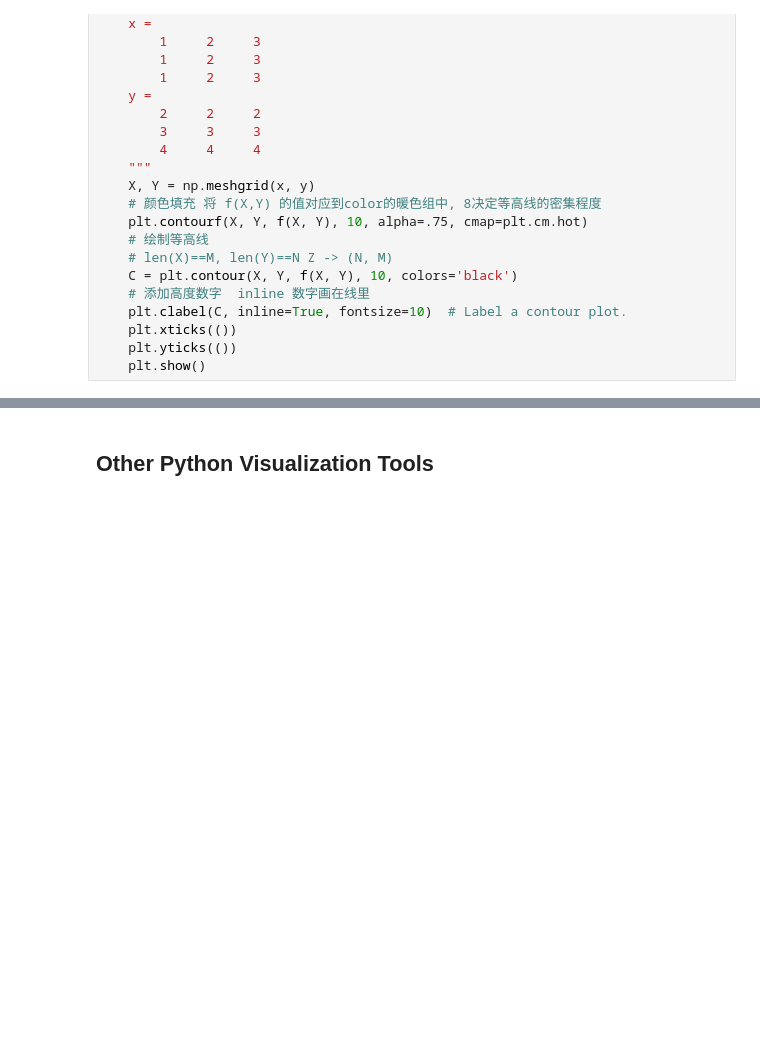
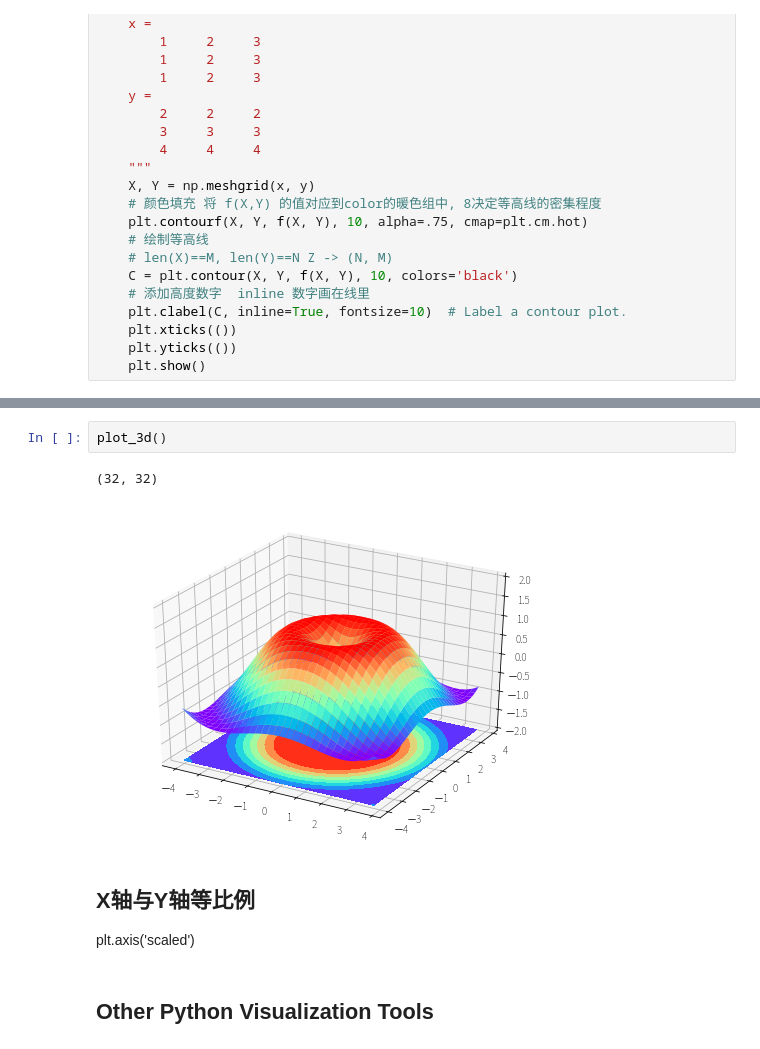
Before and after one commit to Ulysses-WJL/MachineLearning, a Jupyter notebook: 数学基础和基本库的使用/绘图和可视化.ipynb, the cells around one changed output, grey strips where cells are left out. Cells and saved outputs as stored; diff of their text form; blank space fills up the shorter version.

```diff
--- a/数学基础和基本库的使用/绘图和可视化.ipynb
+++ b/数学基础和基本库的使用/绘图和可视化.ipynb
@@ -606,3 +652,11 @@ plot_contours()
+# %%
+plot_3d()
+# %% [output]
+(32, 32)
+[figure, added]
+# %% [markdown]
+## X轴与Y轴等比例
+plt.axis('scaled')
 # %% [markdown]
 ## Other Python Visualization Tools
 # %%
```
Also changed, not shown: parts of 1 cell of this notebook, 3 other files.
